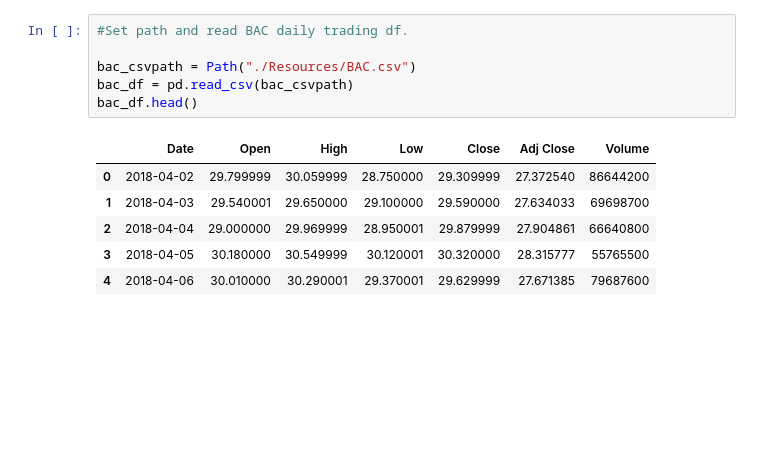
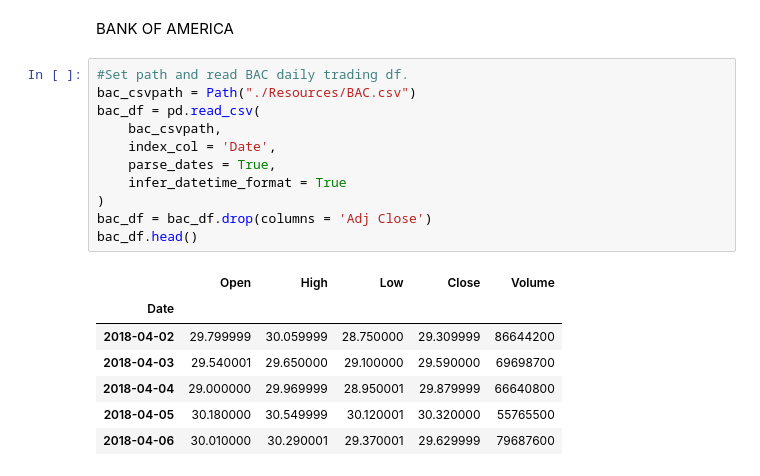
Before and after one commit to stk714/SocialMediaBets, a Jupyter notebook: combined_df.ipynb, the cells around one changed output. Drawn from its saved outputs; the diff is of its cells as text; blank space fills up the shorter version.

```diff
--- a/combined_df.ipynb
+++ b/combined_df.ipynb
@@ -24,13 +147,21 @@ aapl_df.head()
+# %% [markdown]
+BANK OF AMERICA
 # %%
 #Set path and read BAC daily trading df.
-
 bac_csvpath = Path("./Resources/BAC.csv")
-bac_df = pd.read_csv(bac_csvpath)
+bac_df = pd.read_csv(
+    bac_csvpath,
+    index_col = 'Date',
+    parse_dates = True,
+    infer_datetime_format = True
+)
+bac_df = bac_df.drop(columns = 'Adj Close')
 bac_df.head()
 # %% [output]
-|  | Date | Open | High | Low | Close | Adj Close | Volume |
-| 0 | 2018-04-02 | 29.799999 | 30.059999 | 28.750000 | 29.309999 | 27.372540 | 86644200 |
-| 1 | 2018-04-03 | 29.540001 | 29.650000 | 29.100000 | 29.590000 | 27.634033 | 69698700 |
-| 2 | 2018-04-04 | 29.000000 | 29.969999 | 28.950001 | 29.879999 | 27.904861 | 66640800 |
-| 3 | 2018-04-05 | 30.180000 | 30.549999 | 30.120001 | 30.320000 | 28.315777 | 55765500 |
-| 4 | 2018-04-06 | 30.010000 | 30.290001 | 29.370001 | 29.629999 | 27.671385 | 79687600 |
+|  | Open | High | Low | Close | Volume |
+| Date |  |  |  |  |  |
+| 2018-04-02 | 29.799999 | 30.059999 | 28.750000 | 29.309999 | 86644200 |
+| 2018-04-03 | 29.540001 | 29.650000 | 29.100000 | 29.590000 | 69698700 |
+| 2018-04-04 | 29.000000 | 29.969999 | 28.950001 | 29.879999 | 66640800 |
+| 2018-04-05 | 30.180000 | 30.549999 | 30.120001 | 30.320000 | 55765500 |
+| 2018-04-06 | 30.010000 | 30.290001 | 29.370001 | 29.629999 | 79687600 |
```
Also changed, not shown: parts of 25 cells of this notebook, 1 other file.
